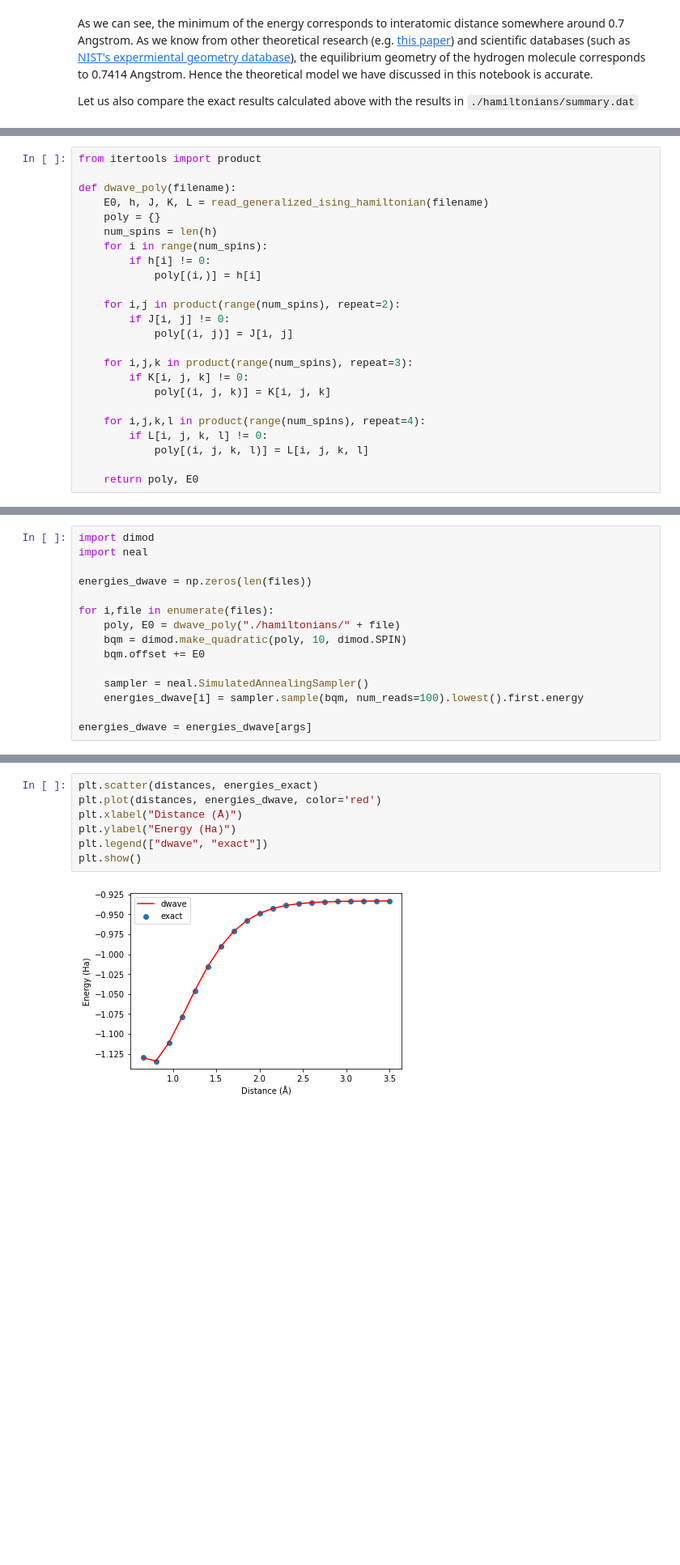
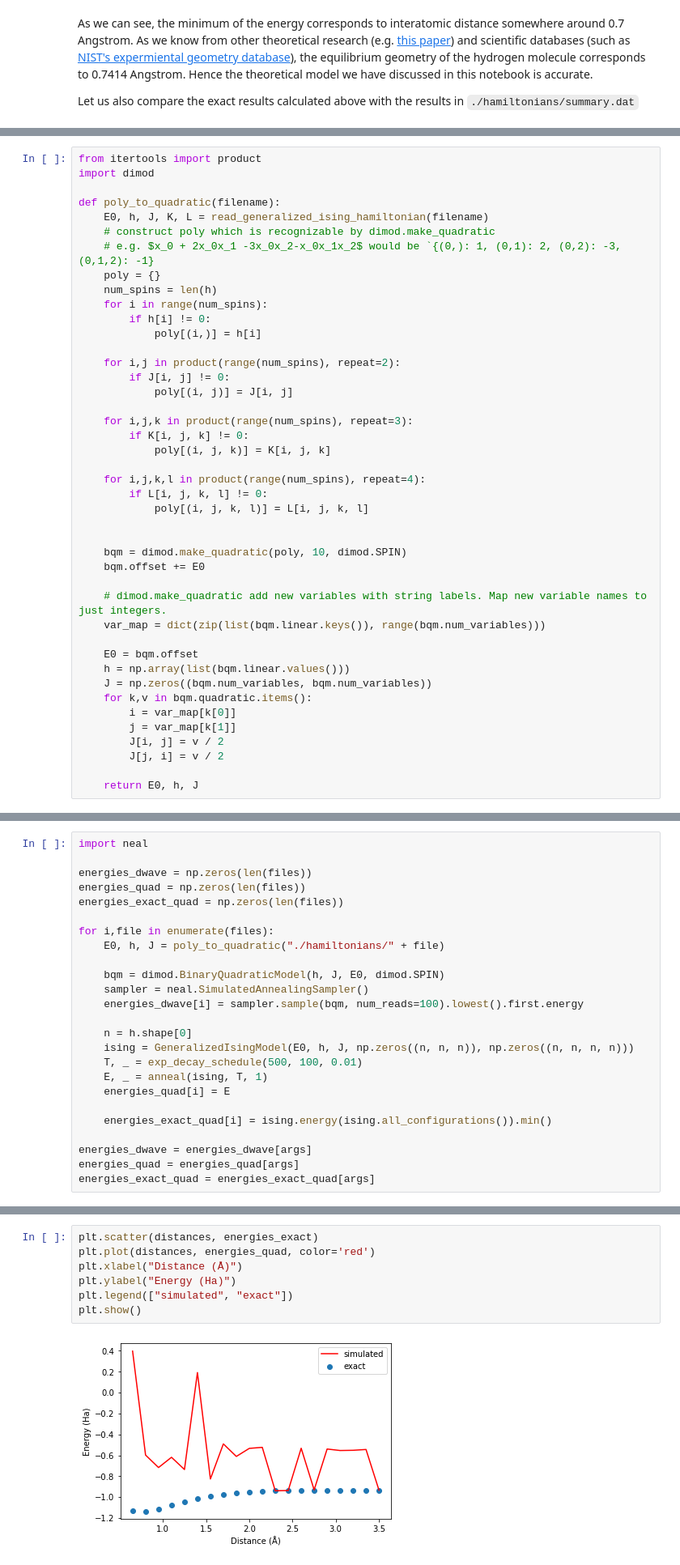
Before and after one commit to MelkoCollective/CDL_2020, a Jupyter notebook: Project_4_Ising_Annealer/Task_3.ipynb, the cells around one changed output, grey strips where cells are left out. Shown at 81% size. Drawn from its saved outputs; the diff is of its cells as text; blank space fills up the shorter version.

```diff
--- a/Project_4_Ising_Annealer/Task_3.ipynb
+++ b/Project_4_Ising_Annealer/Task_3.ipynb
@@ -253,8 +247,11 @@ Let us first define a function called `dwave_poly`, which takes as argument a ha
 # %%
 from itertools import product
+import dimod
 
-def dwave_poly(filename):
+def poly_to_quadratic(filename):
     E0, h, J, K, L = read_generalized_ising_hamiltonian(filename)
+    # construct poly which is recognizable by dimod.make_quadratic
+    # e.g. $x_0 + 2x_0x_1 -3x_0x_2-x_0x_1x_2$ would be `{(0,): 1, (0,1): 2, (0,2): -3, (0,1,2): -1}
     poly = {}
     num_spins = len(h)
     for i in range(num_spins):
@@ -273,4 +270,20 @@ def dwave_poly(filename):
         if L[i, j, k, l] != 0:
             poly[(i, j, k, l)] = L[i, j, k, l]
 
-    return poly, E0
+
+    bqm = dimod.make_quadratic(poly, 10, dimod.SPIN)
+    bqm.offset += E0
+
+    # dimod.make_quadratic add new variables with string labels. Map new variable names to just integers.
+    var_map = dict(zip(list(bqm.linear.keys()), range(bqm.num_variables)))
+
+    E0 = bqm.offset
+    h = np.array(list(bqm.linear.values()))
+    J = np.zeros((bqm.num_variables, bqm.num_variables))
+    for k,v in bqm.quadratic.items():
+        i = var_map[k[0]]
+        j = var_map[k[1]]
+        J[i, j] = v / 2
+        J[j, i] = v / 2
+
+    return E0, h, J
@@ -285,15 +299,25 @@ TODO: run against hardware as well
 # %%
-import dimod
 import neal
 
 energies_dwave = np.zeros(len(files))
+energies_quad = np.zeros(len(files))
+energies_exact_quad = np.zeros(len(files))
 
 for i,file in enumerate(files):
-    poly, E0 = dwave_poly("./hamiltonians/" + file)
-    bqm = dimod.make_quadratic(poly, 10, dimod.SPIN)
-    bqm.offset += E0
+    E0, h, J = poly_to_quadratic("./hamiltonians/" + file)
 
+    bqm = dimod.BinaryQuadraticModel(h, J, E0, dimod.SPIN)
     sampler = neal.SimulatedAnnealingSampler()
     energies_dwave[i] = sampler.sample(bqm, num_reads=100).lowest().first.energy
 
+    n = h.shape[0]
+    ising = GeneralizedIsingModel(E0, h, J, np.zeros((n, n, n)), np.zeros((n, n, n, n)))
+    T, _ = exp_decay_schedule(500, 100, 0.01)
+    E, _ = anneal(ising, T, 1)
+    energies_quad[i] = E
+
+    energies_exact_quad[i] = ising.energy(ising.all_configurations()).min()
+
 energies_dwave = energies_dwave[args]
+energies_quad = energies_quad[args]
+energies_exact_quad = energies_exact_quad[args]
@@ -300,9 +338,9 @@ energies_dwave = energies_dwave[args]
 # %%
 plt.scatter(distances, energies_exact)
-plt.plot(distances, energies_dwave, color='red')
+plt.plot(distances, energies_quad, color='red')
 plt.xlabel("Distance (Å)")
 plt.ylabel("Energy (Ha)")
-plt.legend(["dwave", "exact"])
+plt.legend(["simulated", "exact"])
 plt.show()
 # %% [output]
-[figure, old version]
+[figure, new version]
```
Also changed, not shown: parts of 10 cells of this notebook.
